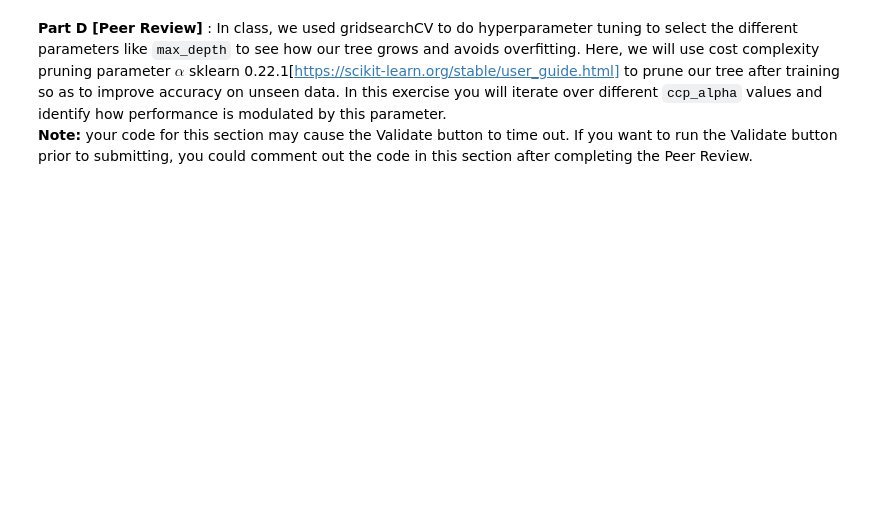
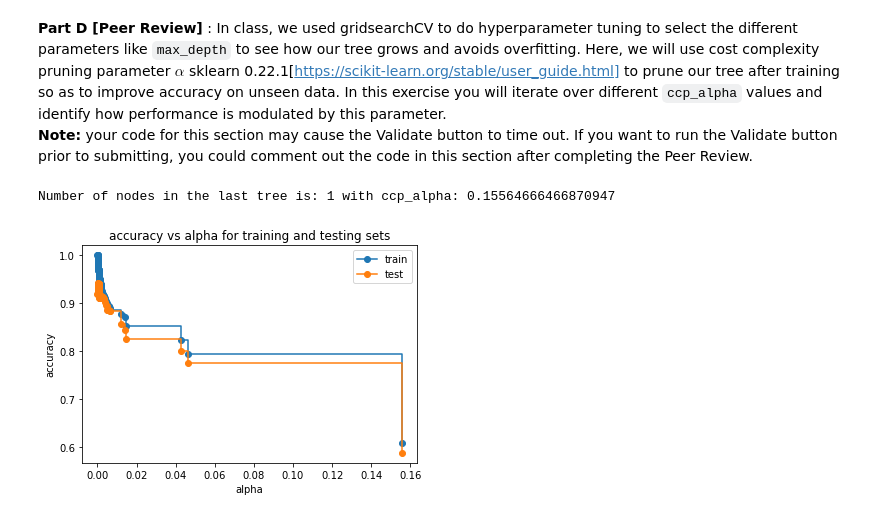
Before and after one commit to dennislamcv1/UniofColML, a Jupyter notebook: Supervised Learning/Module4/Module4_v4.ipynb, the cells around one changed output. Saved outputs shown, nothing was run; the diff lists cells and outputs as text; code cells hidden in the pictures; blank space fills up the shorter version.

```diff
--- a/Supervised Learning/Module4/Module4_v4.ipynb
+++ b/Supervised Learning/Module4/Module4_v4.ipynb
@@ -355,10 +367,13 @@ We will use decision trees to classify the emails.
 # %%
+import pandas as pd
+from sklearn.model_selection import train_test_split
+
 def get_spam_dataset(filepath="data/spamdata.csv", test_split=0.1):
     '''
     get_spam_dataset
 
     Loads csv file located at "filepath". Shuffles the data and splits
-    it so that the you have (1-test_split)*100% training examples and
+    it so that you have (1-test_split)*100% training examples and
     (test_split)*100% testing examples.
 
     Args:
@@ -374,17 +389,17 @@ def get_spam_dataset(filepath="data/spamdata.csv", test_split=0.1):
 
     '''
 
-    # Load the dataset
+    # Load the dataset (assuming it's a comma-separated CSV)
     data = pd.read_csv(filepath, sep=" ")
 
     # Shuffle the data
-    # data = data.sample(frac=1).reset_index(drop=True)
+    data = data.sample(frac=1, random_state=42).reset_index(drop=True)
 
     # Split into features and labels
-    X = data.drop(columns=["isSPAM"], errors='ignore').values
+    X = data.drop(columns=["isSPAM"]).values
     y = data["isSPAM"].values
 
-    # Get the feature names
+    # Get the feature names (including the label "isSPAM")
     feature_names = data.columns.tolist()
 
     # Split the data into train and test sets
@@ -398,7 +410,7 @@ def get_spam_dataset(filepath="data/spamdata.csv", test_split=0.1):
 # TO-DO: import the data set into five variables: X_train, X_test, y_train, y_test, label_names
 # Uncomment and edit the line below to complete this task.
 
-# test_split = 0.1 # default test_split; change it if you'd like; ensure that this variable is used as an argument to your function
+test_split = 0.1 # default test_split; change it if you'd like; ensure that this variable is used as an argument to your function
 # your code here
 
-# X_train, X_test, y_train, y_test, label_names = np.arange(5)
+X_train, X_test, y_train, y_test, label_names = get_spam_dataset()
@@ -570,4 +598,46 @@ How do precision and recall compare when you modify the max depth compared to th
 # %% [markdown]
 **Part D [Peer Review]** : In class, we used gridsearchCV to do hyperparameter tuning to select the different parameters like `max_depth` to see how our tree grows and avoids overfitting. Here, we will use cost complexity pruning parameter $\alpha$ sklearn 0.22.1[https://scikit-learn.org/stable/user_guide.html] to prune our tree after training so as to improve accuracy on unseen data. In this exercise you will iterate over different `ccp_alpha` values and identify how performance is modulated by this parameter. <br>
 **Note:** your code for this section may cause the Validate button to time out. If you want to run the Validate button prior to submitting, you could comment out the code in this section after completing the Peer Review.
+# %%
+from sklearn.tree import DecisionTreeClassifier
+from sklearn.metrics import accuracy_score
+import matplotlib.pyplot as plt
+
+# Assuming build_dt is a function that builds and returns a decision tree classifier
+# Replace this with the actual implementation of build_dt or use the following directly:
+# dt = DecisionTreeClassifier(random_state=0)
+# dt.fit(X_train, y_train)
+dt = build_dt(X_train, y_train)
+
+# Get the cost complexity pruning path
+path = dt.cost_complexity_pruning_path(X_train, y_train)
+ccp_alphas, impurities = path.ccp_alphas, path.impurities
+
+clfs = []  # List to store classifiers for different alpha values
+
+# Iterate over ccp_alpha values to train trees
+for ccp_alpha in ccp_alphas:
+    clf = DecisionTreeClassifier(random_state=0, ccp_alpha=ccp_alpha)
+    clf.fit(X_train, y_train)
+    clfs.append(clf)
+
+print("Number of nodes in the last tree is: {} with ccp_alpha: {}".format(
+      clfs[-1].tree_.node_count, ccp_alphas[-1]))
+
+# Generate train and test scores for different classifiers
+train_scores = [accuracy_score(y_train, clf.predict(X_train)) for clf in clfs]
+test_scores = [accuracy_score(y_test, clf.predict(X_test)) for clf in clfs]
+
+# Plot the results
+fig, ax = plt.subplots()
+ax.set_xlabel("alpha")
+ax.set_ylabel("accuracy")
+ax.set_title("accuracy vs alpha for training and testing sets")
+ax.plot(ccp_alphas, train_scores, marker='o', label="train", drawstyle="steps-post")
+ax.plot(ccp_alphas, test_scores, marker='o', label="test", drawstyle="steps-post")
+ax.legend()
+plt.show()
+# %% [output]
+Number of nodes in the last tree is: 1 with ccp_alpha: 0.15564666466870947
+[figure, added]
 # %%
```
Also changed, not shown: parts of 15 cells of this notebook, 2 other files.
